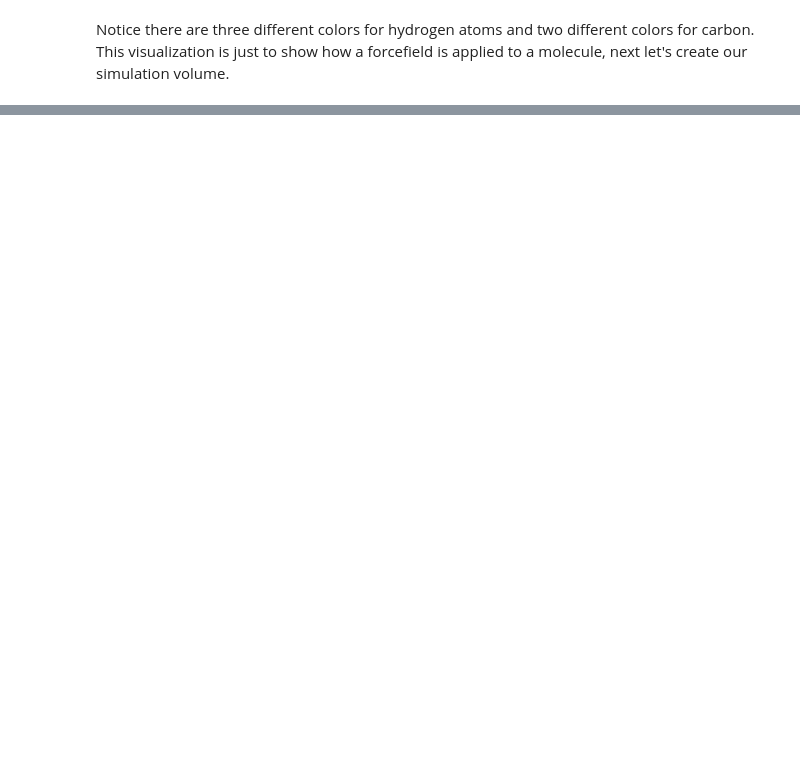
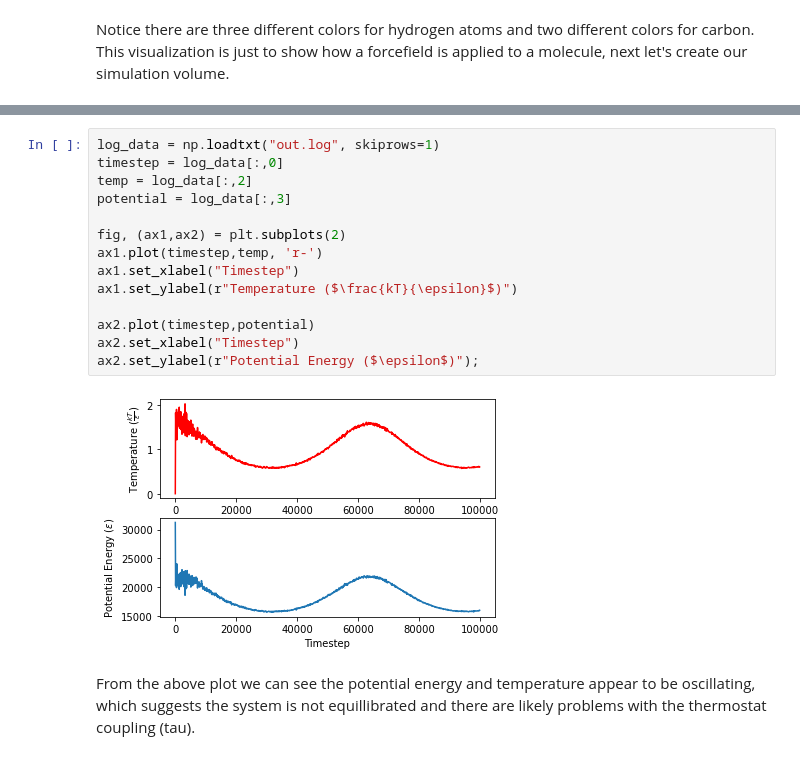
Before and after one commit to cmelab/notebook_tutorials, a Jupyter notebook: opv_sim.ipynb, the cells around one changed output, grey strips where cells are left out. Drawn from its saved outputs; the diff is of its cells as text; blank space fills up the shorter version.

```diff
--- a/opv_sim.ipynb
+++ b/opv_sim.ipynb
@@ -137,0 +164,18 @@ import matplotlib.pyplot as plt
+# %%
+log_data = np.loadtxt("out.log", skiprows=1)
+timestep = log_data[:,0]
+temp = log_data[:,2]
+potential = log_data[:,3]
+
+fig, (ax1,ax2) = plt.subplots(2)
+ax1.plot(timestep,temp, 'r-')
+ax1.set_xlabel("Timestep")
+ax1.set_ylabel(r"Temperature ($\frac{kT}{\epsilon}$)")
+
+ax2.plot(timestep,potential)
+ax2.set_xlabel("Timestep")
+ax2.set_ylabel(r"Potential Energy ($\epsilon$)");
+# %% [output]
+[figure, added]
+# %% [markdown]
+From the above plot we can see the potential energy and temperature appear to be oscillating, which suggests the system is not equillibrated and there are likely problems with the thermostat coupling (tau).
```
Also changed, not shown: parts of 19 cells of this notebook, 2 other files.
